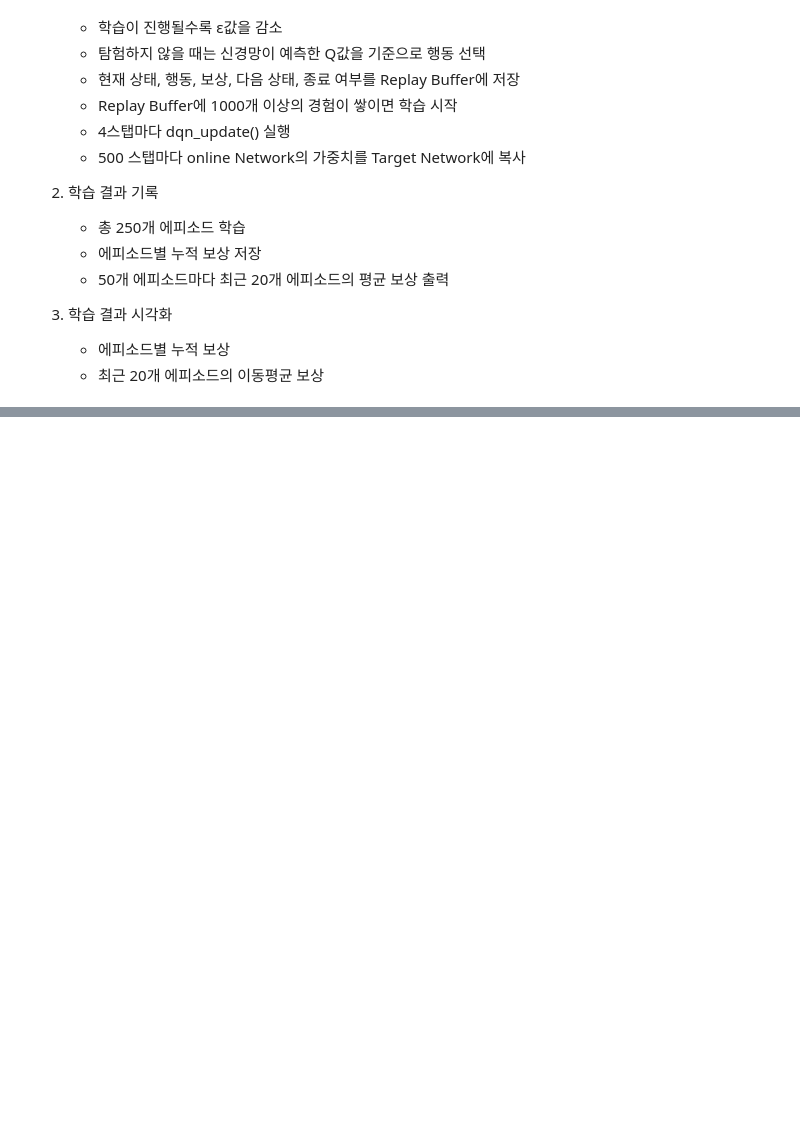
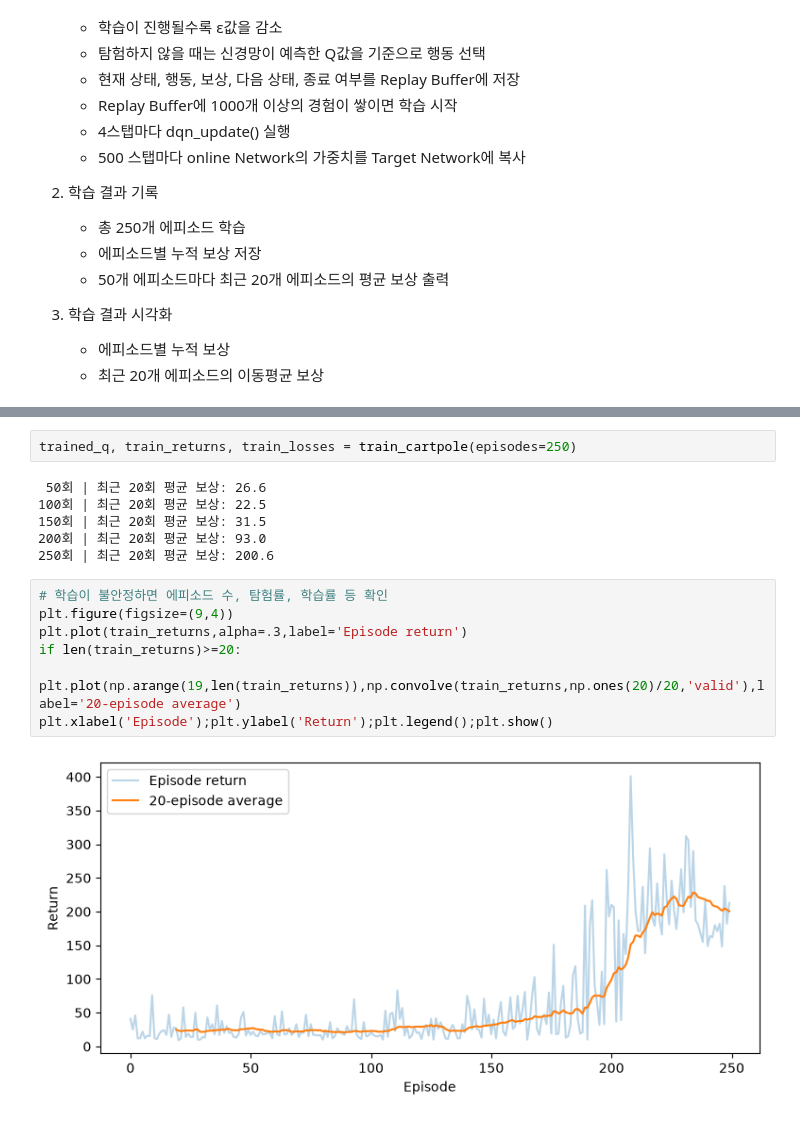
Before and after one commit to Shim-HyoungJoon/KDT, a Jupyter notebook: 13_멀티모달/4_딥강화학습.ipynb, the cells around one changed output, grey strips where cells are left out. Drawn from its saved outputs; the diff is of its cells as text; blank space fills up the shorter version.

```diff
--- a/13_멀티모달/4_딥강화학습.ipynb
+++ b/13_멀티모달/4_딥강화학습.ipynb
@@ -241,0 +285,17 @@ env = gym.make('CartPole-v1')
+# %%
+trained_q, train_returns, train_losses = train_cartpole(episodes=250)
+# %% [output]
+ 50회 | 최근 20회 평균 보상: 26.6
+100회 | 최근 20회 평균 보상: 22.5
+150회 | 최근 20회 평균 보상: 31.5
+200회 | 최근 20회 평균 보상: 93.0
+250회 | 최근 20회 평균 보상: 200.6
+# %%
+# 학습이 불안정하면 에피소드 수, 탐험률, 학습률 등 확인
+plt.figure(figsize=(9,4))
+plt.plot(train_returns,alpha=.3,label='Episode return')
+if len(train_returns)>=20:
+    plt.plot(np.arange(19,len(train_returns)),np.convolve(train_returns,np.ones(20)/20,'valid'),label='20-episode average')
+plt.xlabel('Episode');plt.ylabel('Return');plt.legend();plt.show()
+# %% [output]
+[figure, added]
```
Also changed, not shown: parts of 24 cells of this notebook.
